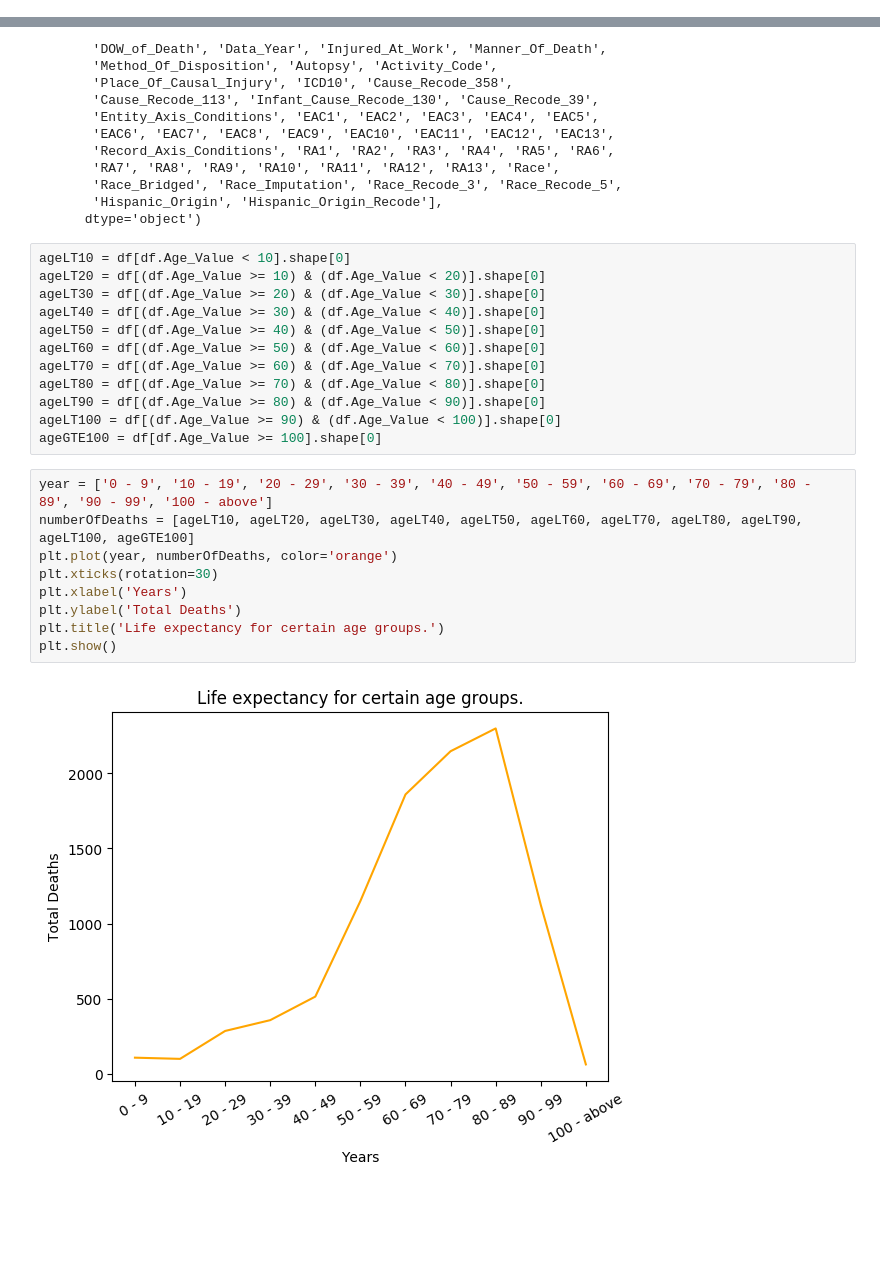
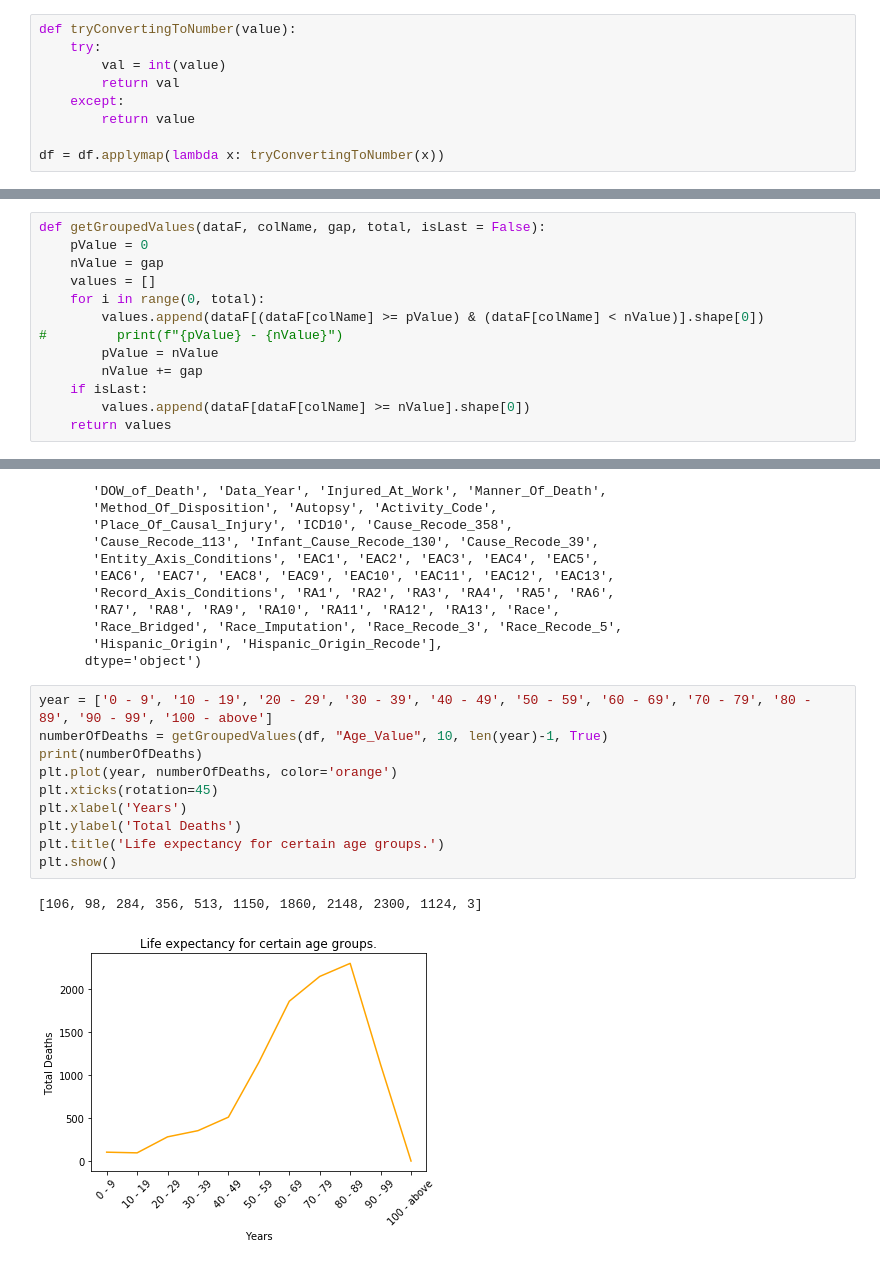
Before and after one commit to m-yasir/datascience-project, a Jupyter notebook: program.ipynb, the cells around one changed output, grey strips where cells are left out. Saved outputs shown, nothing was run; the diff lists cells and outputs as text; blank space fills up the shorter version.

```diff
--- a/program.ipynb
+++ b/program.ipynb
@@ -121,3 +118,12 @@ Index(['Resident_Status', 'Month_Of_Death', 'Sex', 'Age_Key', 'Age_Value',
+# %%
+def tryConvertingToNumber(value):
+    try:
+        val = int(value)
+        return val
+    except:
+        return value
+
+df = df.applymap(lambda x: tryConvertingToNumber(x))
 # %%
 df.columns
 # %% [output]
@@ -335,5 +338,18 @@ plt.show();
 # %% [markdown]
 ### Life expectancy for certain age groups
+# %%
+def getGroupedValues(dataF, colName, gap, total, isLast = False):
+    pValue = 0
+    nValue = gap
+    values = []
+    for i in range(0, total):
+        values.append(dataF[(dataF[colName] >= pValue) & (dataF[colName] < nValue)].shape[0])
+#         print(f"{pValue} - {nValue}")
+        pValue = nValue
+        nValue += gap
+    if isLast:
+        values.append(dataF[dataF[colName] >= nValue].shape[0])
+    return values
 # %%
 df.columns
 # %% [output]
@@ -351,26 +367,16 @@ Index(['Resident_Status', 'Month_Of_Death', 'Sex', 'Age_Key', 'Age_Value',
        'Race_Bridged', 'Race_Imputation', 'Race_Recode_3', 'Race_Recode_5',
        'Hispanic_Origin', 'Hispanic_Origin_Recode'],
       dtype='object')
-# %%
-ageLT10 = df[df.Age_Value < 10].shape[0]
-ageLT20 = df[(df.Age_Value >= 10) & (df.Age_Value < 20)].shape[0]
-ageLT30 = df[(df.Age_Value >= 20) & (df.Age_Value < 30)].shape[0]
-ageLT40 = df[(df.Age_Value >= 30) & (df.Age_Value < 40)].shape[0]
-ageLT50 = df[(df.Age_Value >= 40) & (df.Age_Value < 50)].shape[0]
-ageLT60 = df[(df.Age_Value >= 50) & (df.Age_Value < 60)].shape[0]
-ageLT70 = df[(df.Age_Value >= 60) & (df.Age_Value < 70)].shape[0]
-ageLT80 = df[(df.Age_Value >= 70) & (df.Age_Value < 80)].shape[0]
-ageLT90 = df[(df.Age_Value >= 80) & (df.Age_Value < 90)].shape[0]
-ageLT100 = df[(df.Age_Value >= 90) & (df.Age_Value < 100)].shape[0]
-ageGTE100 = df[df.Age_Value >= 100].shape[0]
 # %%
 year = ['0 - 9', '10 - 19', '20 - 29', '30 - 39', '40 - 49', '50 - 59', '60 - 69', '70 - 79', '80 - 89', '90 - 99', '100 - above']
-numberOfDeaths = [ageLT10, ageLT20, ageLT30, ageLT40, ageLT50, ageLT60, ageLT70, ageLT80, ageLT90, ageLT100, ageGTE100]
+numberOfDeaths = getGroupedValues(df, "Age_Value", 10, len(year)-1, True)
+print(numberOfDeaths)
 plt.plot(year, numberOfDeaths, color='orange')
-plt.xticks(rotation=30)
+plt.xticks(rotation=45)
 plt.xlabel('Years')
 plt.ylabel('Total Deaths')
 plt.title('Life expectancy for certain age groups.')
 plt.show()
 # %% [output]
+[106, 98, 284, 356, 513, 1150, 1860, 2148, 2300, 1124, 3]
-[figure, old version]
+[figure, new version]
```
Also changed, not shown: parts of 20 cells of this notebook.
